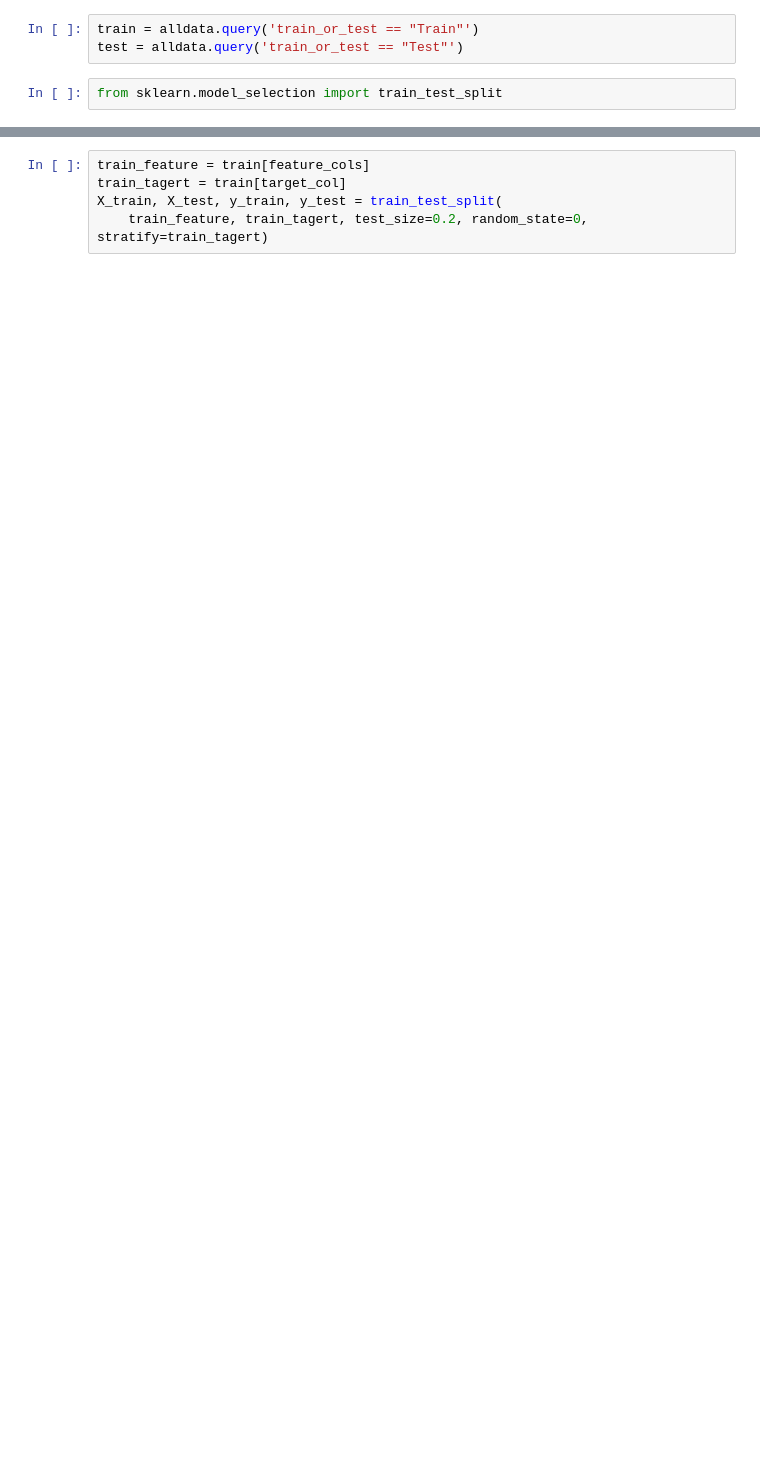
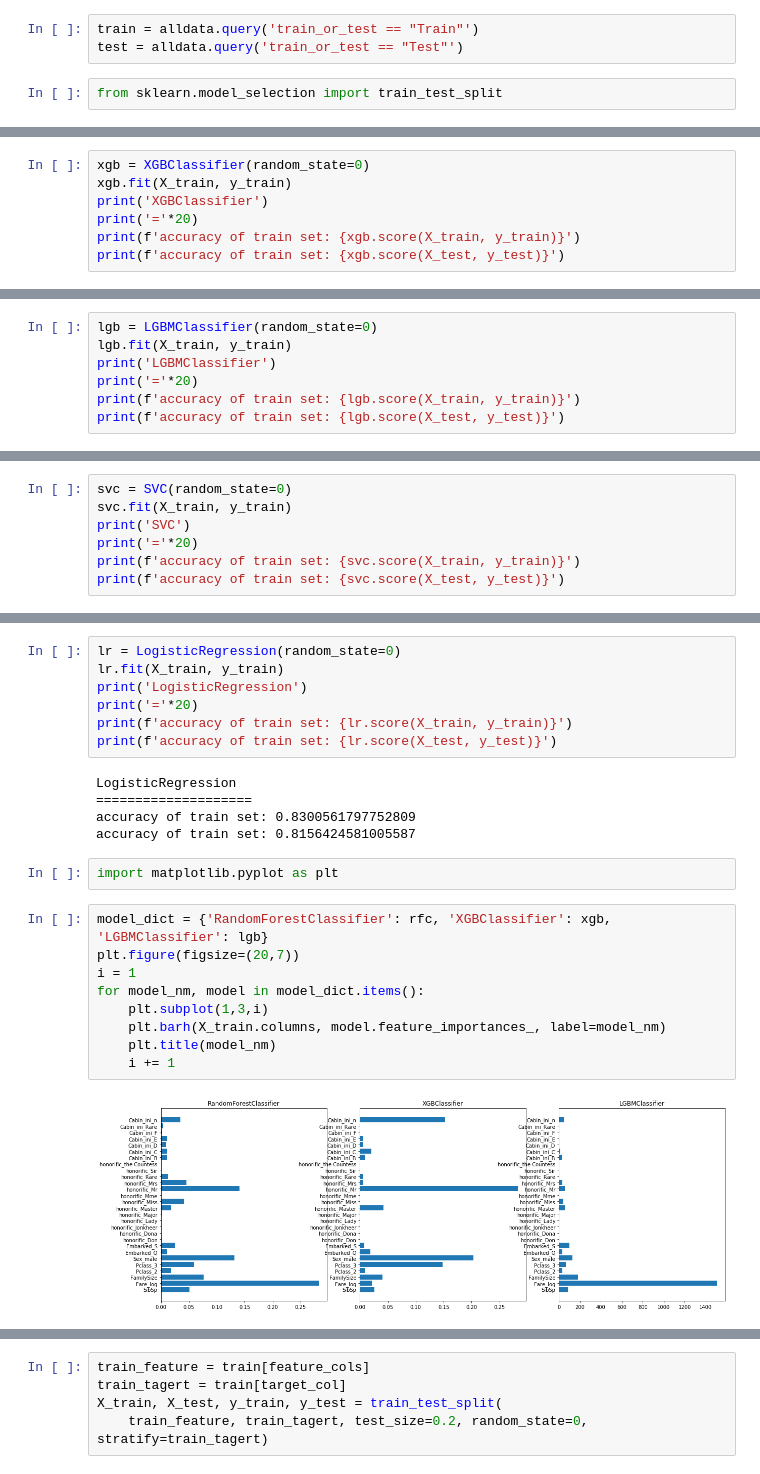
Before and after one commit to yolo-kiyoshi/kaggle_sample, a Jupyter notebook: titanic/notebook/ja-plot.ipynb, the cells around one changed output, grey strips where cells are left out. Cells and saved outputs as stored; diff of their text form; blank space fills up the shorter version.

```diff
--- a/titanic/notebook/ja-plot.ipynb
+++ b/titanic/notebook/ja-plot.ipynb
@@ -97,0 +207,7 @@ from sklearn.model_selection import train_test_split
+# %%
+xgb = XGBClassifier(random_state=0)
+xgb.fit(X_train, y_train)
+print('XGBClassifier')
+print('='*20)
+print(f'accuracy of train set: {xgb.score(X_train, y_train)}')
+print(f'accuracy of train set: {xgb.score(X_test, y_test)}')
@@ -97,0 +219,7 @@ from sklearn.model_selection import train_test_split
+# %%
+lgb = LGBMClassifier(random_state=0)
+lgb.fit(X_train, y_train)
+print('LGBMClassifier')
+print('='*20)
+print(f'accuracy of train set: {lgb.score(X_train, y_train)}')
+print(f'accuracy of train set: {lgb.score(X_test, y_test)}')
@@ -97,0 +231,7 @@ from sklearn.model_selection import train_test_split
+# %%
+svc = SVC(random_state=0)
+svc.fit(X_train, y_train)
+print('SVC')
+print('='*20)
+print(f'accuracy of train set: {svc.score(X_train, y_train)}')
+print(f'accuracy of train set: {svc.score(X_test, y_test)}')
@@ -97,0 +243,25 @@ from sklearn.model_selection import train_test_split
+# %%
+lr = LogisticRegression(random_state=0)
+lr.fit(X_train, y_train)
+print('LogisticRegression')
+print('='*20)
+print(f'accuracy of train set: {lr.score(X_train, y_train)}')
+print(f'accuracy of train set: {lr.score(X_test, y_test)}')
+# %% [output]
+LogisticRegression
+====================
+accuracy of train set: 0.8300561797752809
+accuracy of train set: 0.8156424581005587
+# %%
+import matplotlib.pyplot as plt
+# %%
+model_dict = {'RandomForestClassifier': rfc, 'XGBClassifier': xgb, 'LGBMClassifier': lgb}
+plt.figure(figsize=(20,7))
+i = 1
+for model_nm, model in model_dict.items():
+    plt.subplot(1,3,i)
+    plt.barh(X_train.columns, model.feature_importances_, label=model_nm)
+    plt.title(model_nm)
+    i += 1
+# %% [output]
+[figure, added]
```
Also changed, not shown: parts of 54 cells of this notebook, 3 other files.
